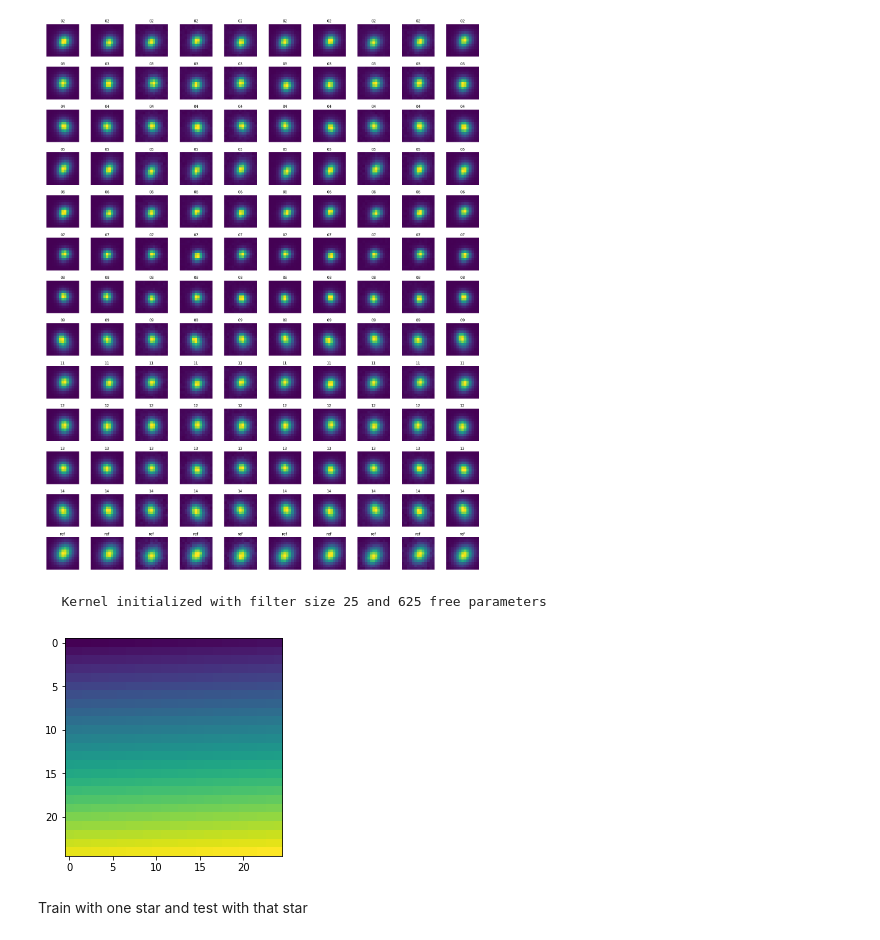
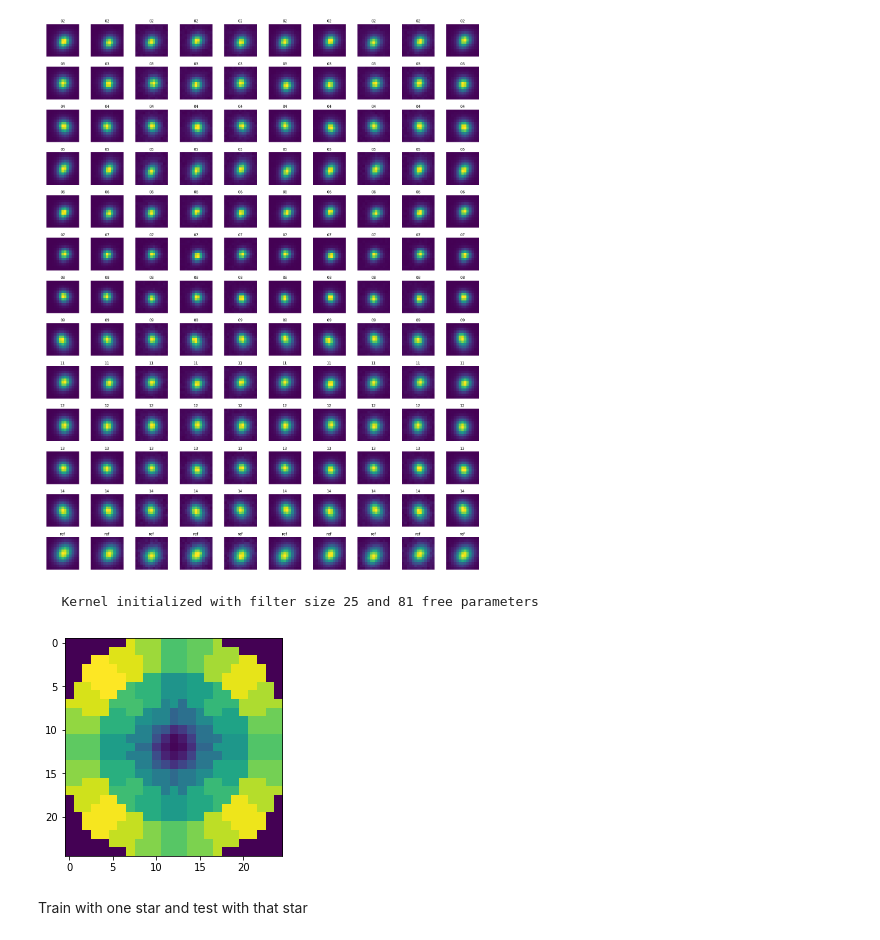
Before and after one commit to fforster/kernel, a Jupyter notebook: notebooks/TestKernel.ipynb, the cells around one changed output. Cells and saved outputs as stored; diff of their text form; code cells hidden in the pictures.

```diff
--- a/notebooks/TestKernel.ipynb
+++ b/notebooks/TestKernel.ipynb
@@ -100,12 +102,12 @@ plt.tight_layout(pad = 0)
 [figure]
 # %%
 # start kernel object
-kern = kernel(625) # 81 625
+kern = kernel(81) # 81 625
 fig, ax = plt.subplots()
 ax.imshow(kern.ivarf, interpolation = "nearest");
 # %% [output]
-   Kernel initialized with filter size 25 and 625 free parameters
+   Kernel initialized with filter size 25 and 81 free parameters
-[figure, old version]
+[figure, new version]
 # %% [markdown]
 Train with one star and test with that star
 # %%
```
Also changed, not shown: parts of 5 cells of this notebook, 2 other files.
